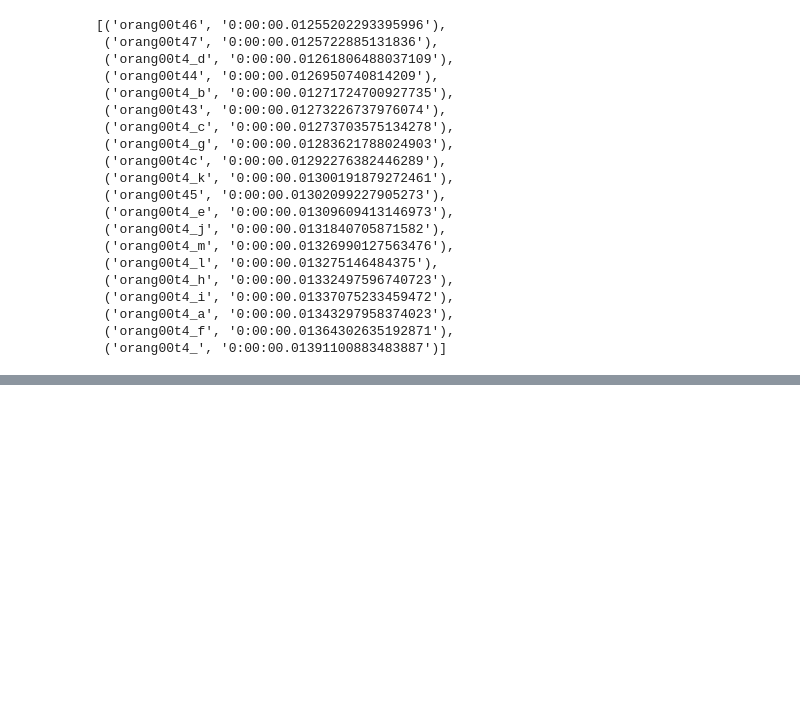
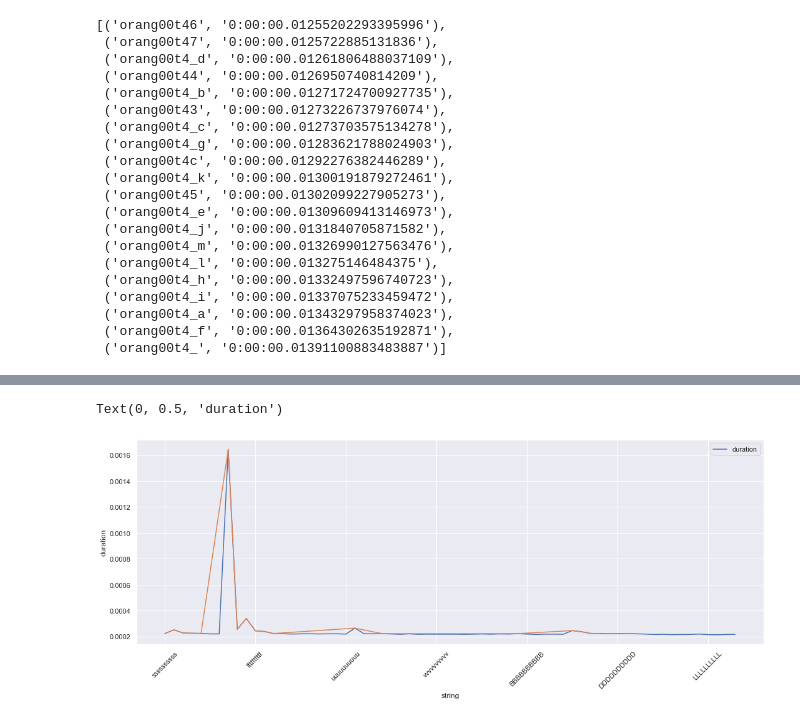
Before and after one commit to jsutch/strcmp_timing_attacks_demo, a Jupyter notebook: Examining Timing Attacks.ipynb, the cells around one changed output, grey strips where cells are left out. Cells and saved outputs as stored; diff of their text form; code cells hidden in the pictures; blank space fills up the shorter version.

Commit message:
added plots to hashed analysis

```diff
--- a/Examining Timing Attacks.ipynb
+++ b/Examining Timing Attacks.ipynb
@@ -513,0 +503,14 @@ ax.set_ylabel('duration')
+# %%
+ax = df10.plot(figsize=(18,6))
+df10[df10['duration']> .000222]['duration'].plot(figsize=(18,6))
+# not mapping strings to duration correctly
+plt.xticks(rotation=45)
+ax.set_xticklabels(df[df['duration']> .000222]['string'])
+#ax.set_xticklabels(df.string.to_list())
+# not working as I expected
+# ax.set_xlabel(df.string.to_list())
+ax.set_xlabel('string')
+ax.set_ylabel('duration')
+# %% [output]
+Text(0, 0.5, 'duration')
+[figure, added]
```
Also changed, not shown: parts of 40 cells of this notebook.
